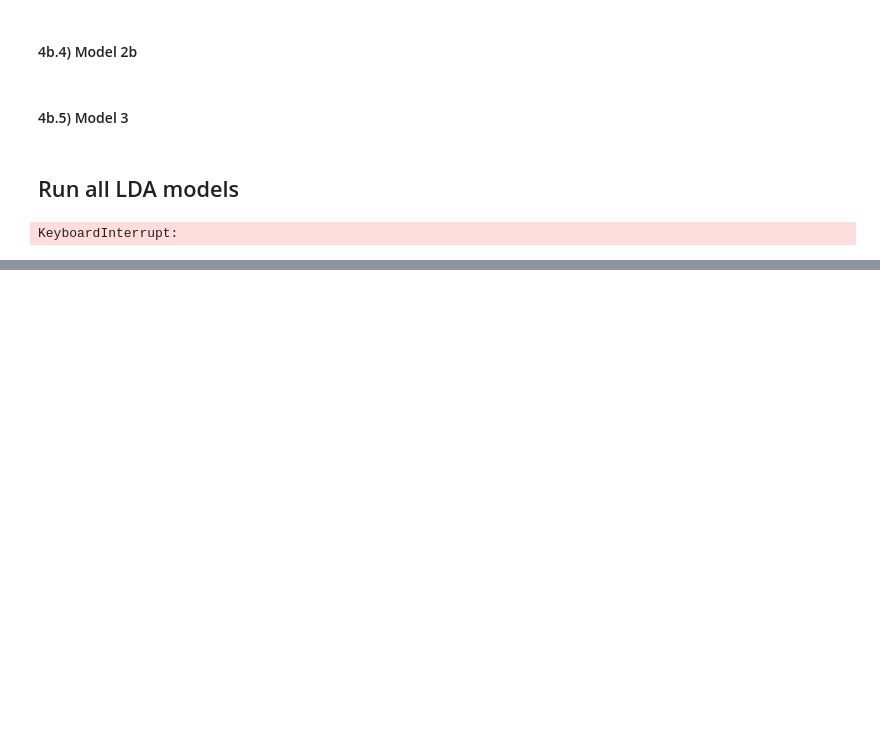
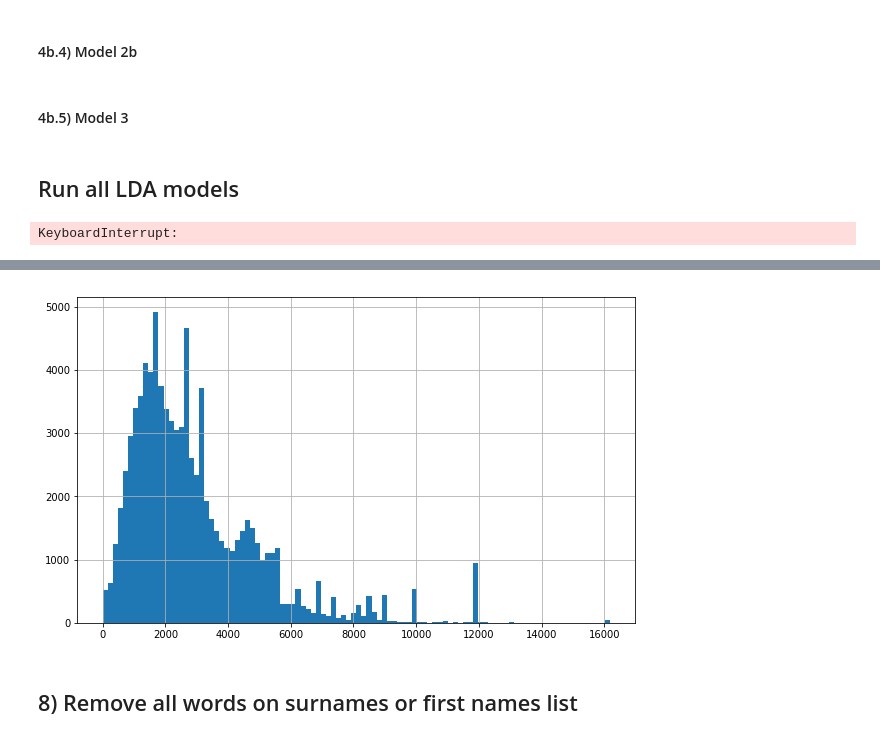
Before and after one commit to alenastern/Sunlight_FOIA, a Jupyter notebook: src/analysis/LDA_Model_Tests.ipynb, the cells around one changed output, grey strips where cells are left out. Saved outputs shown, nothing was run; the diff lists cells and outputs as text; code cells hidden in the pictures; blank space fills up the shorter version.

```diff
--- a/src/analysis/LDA_Model_Tests.ipynb
+++ b/src/analysis/LDA_Model_Tests.ipynb
@@ -626,0 +710,2 @@ data_pn_nltk = data_pn_nltk[data_pn_nltk['mash_len'] > 0]
+# %%
+data_c['count_total'] = data_c['final_mash'].apply(lambda x: sum(fm_counts[i] for i in x))
@@ -626,0 +736,2 @@ data_pn_nltk = data_pn_nltk[data_pn_nltk['mash_len'] > 0]
+# %%
+data_c = data_c[(data_c['mash_len'] > 2) | (data_c['count_total'] > 10)]
@@ -626,0 +922,4 @@ data_pn_nltk = data_pn_nltk[data_pn_nltk['mash_len'] > 0]
+# %%
+data_c1000_3 = data_c[(data_c['mash_len'] > 3) | (data_c['count_total'] > 1000)]
+# %%
+data_c1000_3['avg_count'] = data_c1000_3['count_total']/ data_c1000_3['mash_len']
@@ -626,0 +938,7 @@ data_pn_nltk = data_pn_nltk[data_pn_nltk['mash_len'] > 0]
+# %%
+data_c1000_3.avg_count.hist(bins = 100)
+plt.show()
+# %% [output]
+[figure, added]
+# %% [markdown]
+## 8) Remove all words on surnames or first names list
```
Also changed, not shown: parts of 50 cells of this notebook, 2 other files.
